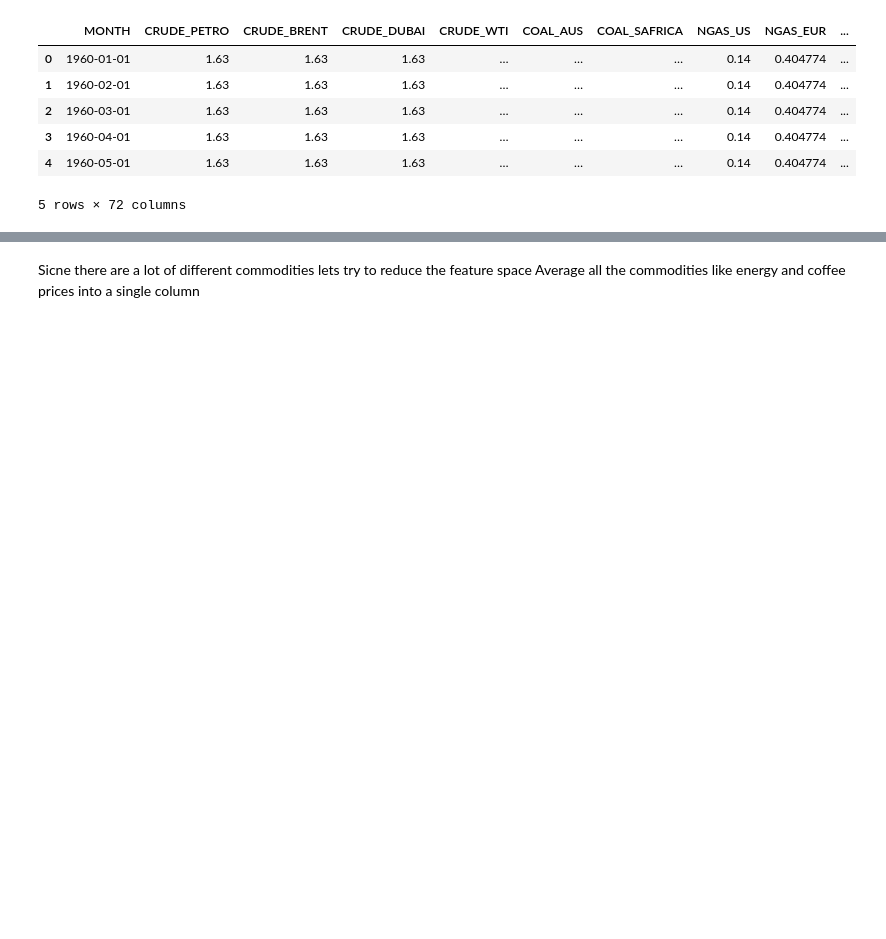
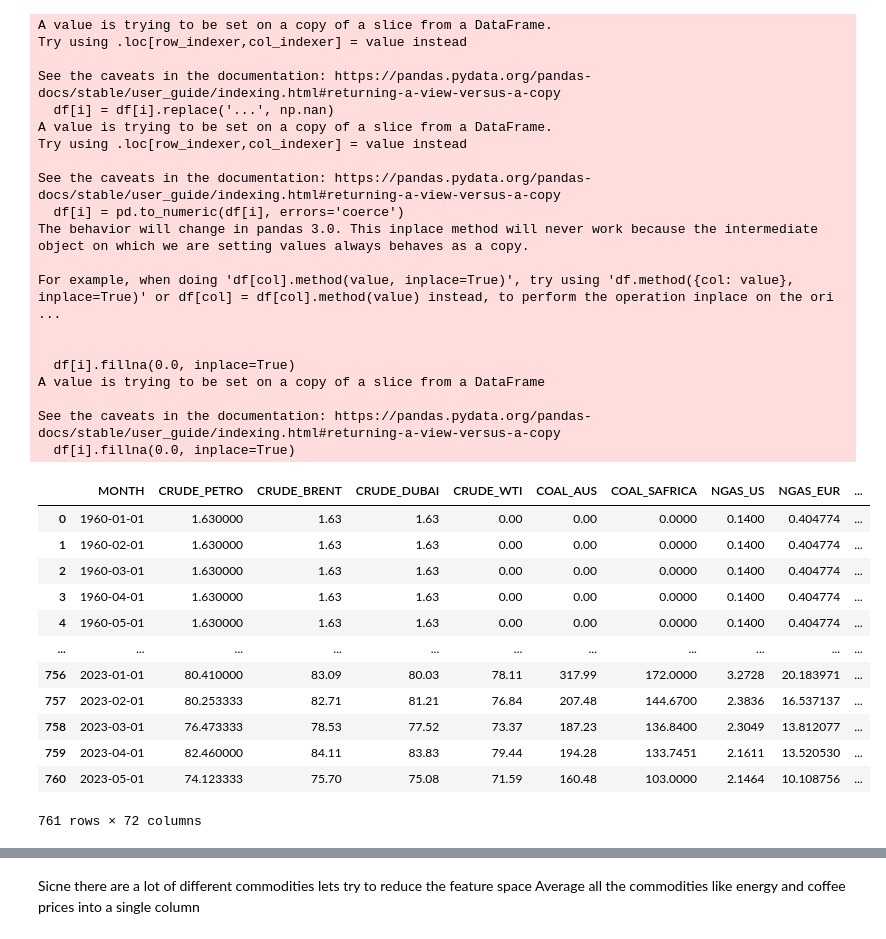
Before and after one commit to benbesthof/GoldenModel, a Jupyter notebook: COMSEDA.ipynb, the cells around one changed output, grey strips where cells are left out. Saved outputs shown, nothing was run; the diff lists cells and outputs as text; code cells hidden in the pictures; blank space fills up the shorter version.

```diff
--- a/COMSEDA.ipynb
+++ b/COMSEDA.ipynb
@@ -72,17 +27,48 @@ memory usage: 428.2+ KB
 def to_float(df):
     for i in list(df.columns):
         if i != 'MONTH':
+            df[i] = df[i].replace('...', np.nan)
             df[i] = pd.to_numeric(df[i], errors='coerce')
             df[i].fillna(0.0, inplace=True)
         return df
 
 df = to_float(df)
 df.head()
-# %% [output]
-|  | MONTH | CRUDE_PETRO | CRUDE_BRENT | CRUDE_DUBAI | CRUDE_WTI | COAL_AUS | COAL_SAFRICA | NGAS_US | NGAS_EUR | ... |
-| 0 | 1960-01-01 | 1.63 | 1.63 | 1.63 | … | … | … | 0.14 | 0.404774 | ... |
-| 1 | 1960-02-01 | 1.63 | 1.63 | 1.63 | … | … | … | 0.14 | 0.404774 | ... |
-| 2 | 1960-03-01 | 1.63 | 1.63 | 1.63 | … | … | … | 0.14 | 0.404774 | ... |
-| 3 | 1960-04-01 | 1.63 | 1.63 | 1.63 | … | … | … | 0.14 | 0.404774 | ... |
-| 4 | 1960-05-01 | 1.63 | 1.63 | 1.63 | … | … | … | 0.14 | 0.404774 | ... |
-5 rows × 72 columns
+# %%
+categorical_var = [i for i in list(df.select_dtypes(include = object))]
+df[categorical_var] = to_float(df[categorical_var])
+df
+# %% [output]
+A value is trying to be set on a copy of a slice from a DataFrame.
+Try using .loc[row_indexer,col_indexer] = value instead
+
+See the caveats in the documentation: https://pandas.pydata.org/pandas-docs/stable/user_guide/indexing.html#returning-a-view-versus-a-copy
+  df[i] = df[i].replace('...', np.nan)
+A value is trying to be set on a copy of a slice from a DataFrame.
+Try using .loc[row_indexer,col_indexer] = value instead
+
+See the caveats in the documentation: https://pandas.pydata.org/pandas-docs/stable/user_guide/indexing.html#returning-a-view-versus-a-copy
+  df[i] = pd.to_numeric(df[i], errors='coerce')
+The behavior will change in pandas 3.0. This inplace method will never work because the intermediate object on which we are setting values always behaves as a copy.
+
+For example, when doing 'df[col].method(value, inplace=True)', try using 'df.method({col: value}, inplace=True)' or df[col] = df[col].method(value) instead, to perform the operation inplace on the ori ...
+
+
+  df[i].fillna(0.0, inplace=True)
+A value is trying to be set on a copy of a slice from a DataFrame
+
+See the caveats in the documentation: https://pandas.pydata.org/pandas-docs/stable/user_guide/indexing.html#returning-a-view-versus-a-copy
+  df[i].fillna(0.0, inplace=True)
+|  | MONTH | CRUDE_PETRO | CRUDE_BRENT | CRUDE_DUBAI | CRUDE_WTI | COAL_AUS | COAL_SAFRICA | NGAS_US | NGAS_EUR | ... |
+| 0 | 1960-01-01 | 1.630000 | 1.63 | 1.63 | 0.00 | 0.00 | 0.0000 | 0.1400 | 0.404774 | ... |
+| 1 | 1960-02-01 | 1.630000 | 1.63 | 1.63 | 0.00 | 0.00 | 0.0000 | 0.1400 | 0.404774 | ... |
+| 2 | 1960-03-01 | 1.630000 | 1.63 | 1.63 | 0.00 | 0.00 | 0.0000 | 0.1400 | 0.404774 | ... |
+| 3 | 1960-04-01 | 1.630000 | 1.63 | 1.63 | 0.00 | 0.00 | 0.0000 | 0.1400 | 0.404774 | ... |
+| 4 | 1960-05-01 | 1.630000 | 1.63 | 1.63 | 0.00 | 0.00 | 0.0000 | 0.1400 | 0.404774 | ... |
+| ... | ... | ... | ... | ... | ... | ... | ... | ... | ... | ... |
+| 756 | 2023-01-01 | 80.410000 | 83.09 | 80.03 | 78.11 | 317.99 | 172.0000 | 3.2728 | 20.183971 | ... |
+| 757 | 2023-02-01 | 80.253333 | 82.71 | 81.21 | 76.84 | 207.48 | 144.6700 | 2.3836 | 16.537137 | ... |
+| 758 | 2023-03-01 | 76.473333 | 78.53 | 77.52 | 73.37 | 187.23 | 136.8400 | 2.3049 | 13.812077 | ... |
+| 759 | 2023-04-01 | 82.460000 | 84.11 | 83.83 | 79.44 | 194.28 | 133.7451 | 2.1611 | 13.520530 | ... |
+| 760 | 2023-05-01 | 74.123333 | 75.70 | 75.08 | 71.59 | 160.48 | 103.0000 | 2.1464 | 10.108756 | ... |
+761 rows × 72 columns
```
Also changed, not shown: parts of 14 cells of this notebook, 1 other file.
